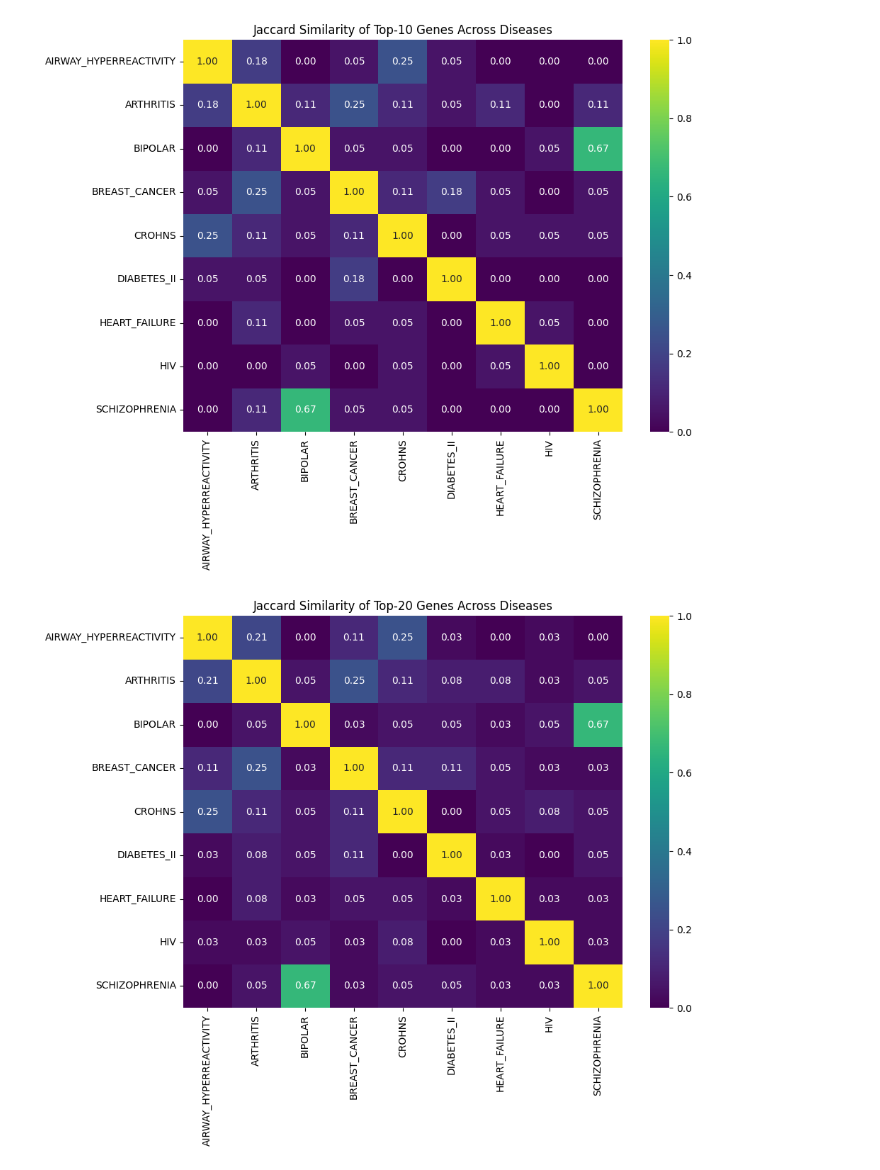
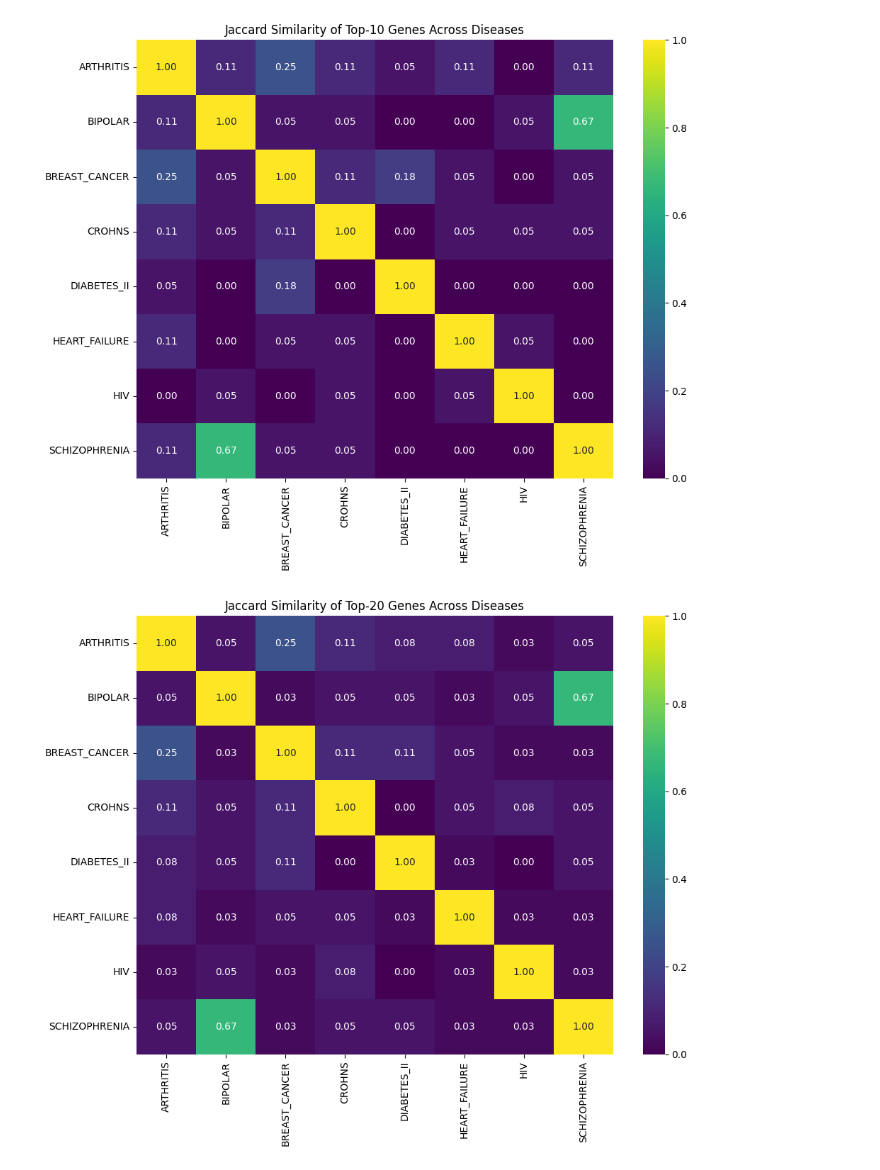
Before and after one commit to huangderful/DGI-Hypergraph-Fin, a Jupyter notebook: Tools/statistics.ipynb, the cells around one changed output. Saved outputs shown, nothing was run; the diff lists cells and outputs as text; code cells hidden in the pictures.

```diff
--- a/Tools/statistics.ipynb
+++ b/Tools/statistics.ipynb
@@ -36,4 +3,0 @@ Number of genes with ONLY associations < 0.2: 8784
-# %%
-with open("low_conf_genes.txt", "w") as f:
-    for gene in low_conf_genes:
-        f.write(gene + "\n")
@@ -65,11 +3,0 @@ print(hypergraph_result_df)
-# %%
-total_genes_in_background = len(hypergraph_result_df)
-# Filter genes with a non-NaN score for bipolar disorder
-filtered_df = df[df[disease].notna()]
-filtered_df = filtered_df.sort_values(by=disease, ascending=False)
-# Optional: print the resulting gene names and scores
-print(filtered_df[disease].index)
-disease_gene_set = filtered_df[disease].index
-
-k = 500
-top_k_genes = hypergraph_result_df["claim_name"][:k]
@@ -114,6 +3,0 @@ NameError: name 'total_genes_in_background' is not defined
-# %%
-for k in [50, 100, 200, 500]:
-    top_k_genes = hypergraph_result_df["claim_name"][:k]
-    K = len(set(top_k_genes) & set(disease_gene_set))
-    p = hypergeom.sf(K - 1, M, n, k)
-    print(f"k={k}, Overlap={K}, p={p:.4e}")
@@ -152,3 +17,9 @@ normalized_df = normalized_df.fillna(0)
+# %%
+import pandas as pd
+METHOD = "unidirectional_multilayer_rwr"
+FOLDER1 = "HEART_FAILURE"
+disease = "heart failure"
+hypergraph1_result_df = pd.read_csv(f"../Methods/output/DGIDB_{FOLDER1}/{METHOD}_results.csv")
 # %%
 print(normalized_df[disease])
 # %% [output]
@@ -388,7 +258,7 @@ def weighted_jaccard(set1, set2):
     union = len(set1 | set2)
     return intersection / union if union != 0 else 0
 
-disease_list = ['AIRWAY_HYPERREACTIVITY', 'ARTHRITIS', 'BIPOLAR', 'BREAST_CANCER', 'CROHNS', 'DIABETES_II', 'HEART_FAILURE', 'HIV', 'SCHIZOPHRENIA']
+disease_list = ['ARTHRITIS', 'BIPOLAR', 'BREAST_CANCER', 'CROHNS', 'DIABETES_II', 'HEART_FAILURE', 'HIV', 'SCHIZOPHRENIA']
 
 ks = [10, 20, 50]
 METHOD = 'unidirectional_multilayer_rwr'  # or whatever your method is called
@@ -400,32 +270,32 @@ jaccard_matrices = {k: pd.DataFrame(index=disease_list, columns=disease_list) fo
 for disease1, disease2 in combinations_with_replacement(disease_list, 2):
     try:
         df1 = pd.read_csv(f"../Methods/output/DGIDB_{disease1}/{METHOD}_results.csv")
         df2 = pd.read_csv(f"../Methods/output/DGIDB_{disease2}/{METHOD}_results.csv")
         # Top predictions for each disease
         for k in ks:
             top_k_1 = set(df1['claim_name'].head(k))
             top_k_2 = set(df2['claim_name'].head(k))
             score = weighted_jaccard(top_k_1, top_k_2)
 
             # Fill both [i][j] and [j][i] due to symmetry
             jaccard_matrices[k].loc[disease1, disease2] = score
             jaccard_matrices[k].loc[disease2, disease1] = score
 
     except FileNotFoundError as e:
         print(f"Missing file for {disease1} or {disease2}: {e}")
 
 # Optional: convert all values to float
 for k in ks:
     jaccard_matrices[k] = jaccard_matrices[k].astype(float)
 
 # 🔥 Plot heatmaps
 for k in ks:
     plt.figure(figsize=(10, 8))
     sns.heatmap(jaccard_matrices[k], annot=True, cmap='viridis', fmt=".2f")
     plt.title(f'Jaccard Similarity of Top-{k} Genes Across Diseases')
     plt.tight_layout()
     plt.savefig(f"heatmap_top{k}.png")
     plt.show()
 # %% [output]
-[figure, old version]
+[figure, new version]
-[figure, old version]
+[figure, new version]
```
Also changed, not shown: parts of 17 cells of this notebook, 11 other files.
